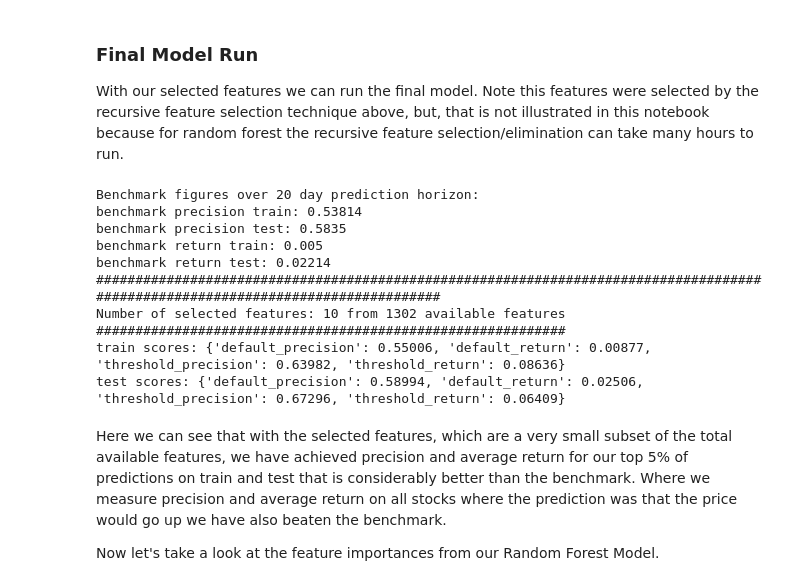
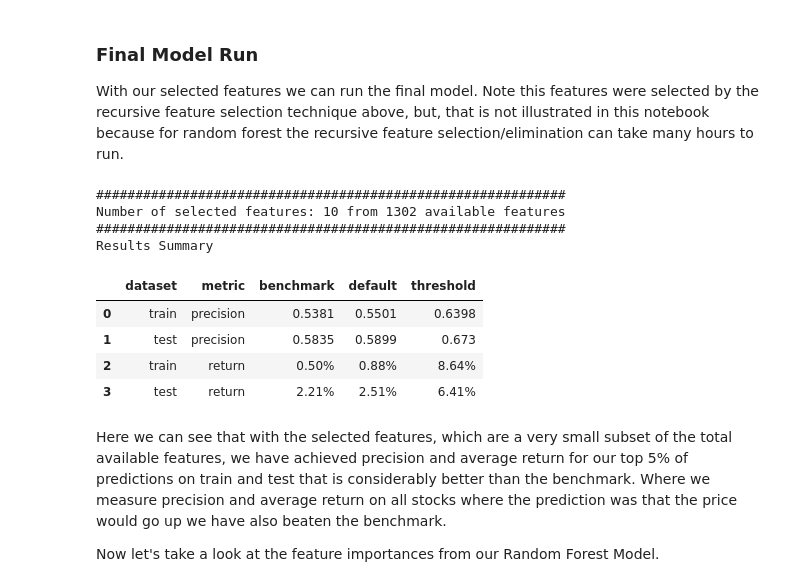
Before and after one commit to michp-ai/milestone-II-stock-predictions, a Jupyter notebook: milestone_2_modeling_feature_selection.ipynb, the cells around one changed output. Cells and saved outputs as stored; diff of their text form; code cells hidden in the pictures.

Commit message:
improve readability of results summary

```diff
--- a/milestone_2_modeling_feature_selection.ipynb
+++ b/milestone_2_modeling_feature_selection.ipynb
@@ -108,0 +90,2 @@ benchmark return test: 0.02214
+# %%
+benchmark_scores = generate_benchmark_scores(y_train, y_test, y_train_clf, y_all_up_train, y_test_clf, y_all_up_test)
@@ -155,9 +147,9 @@ We saw in the earlier notebook that modeling with just a few features achieved b
 # %%
 cols = X_train_numeric_plus_pca.columns.to_list()#[::-1]
 # %%
-selected_cols = ['ROCE_TTM_pct', 'Price_to_FCF_TTM', 'MACDSIGNAL_55', 'trend_ema_slow', 'others_dlr']
+#selected_cols = ['SR', 'ROCE_TTM_pct', 'Price_to_FCF_TTM', 'MACDSIGNAL_55', 'trend_ema_slow', 'others_dlr', 'volume_cmf', 'DX_14', 'MINUS_DM_14', 'ROCR100_25', 'RSI_25', 'WILLR_25', 'MFI_90', 'APO_f13_s89', 'MACDEXT_macdsignal_f3_s8_sig55', 'volume_vpt', 'APO_f5_s89']
+#selected_cols = ['ROCE_TTM_pct', 'Price_to_FCF_TTM', 'MACDSIGNAL_55', 'trend_ema_slow', 'others_dlr']
 selected_cols = ['SR', 'Volume_MA50', 'Volume_MA200', 'ADOSC_f2_s89', 'AROONup_40', 'AROONdown_90', 'CCI_90', 'MACDHIST_34', 'PPO_f2_s3', 'PPO_f8_s13']
-#selected_cols = ['SR', 'ROCE_TTM_pct', 'Price_to_FCF_TTM', 'MACDSIGNAL_55', 'trend_ema_slow', 'others_dlr', 'volume_cmf', 'DX_14', 'MINUS_DM_14', 'ROCR100_25', 'RSI_25', 'WILLR_25', 'MFI_90', 'APO_f13_s89', 'MACDEXT_macdsignal_f3_s8_sig55', 'volume_vpt', 'APO_f5_s89']
 # %%
 default_precision_test = 0
 default_precision_train = 0
@@ -212,23 +204,23 @@ With our selected features we can run the final model. Note this features were s
 # %%
 train_scores, test_scores, model = run_model(selected_cols, X_train_numeric_plus_pca, X_test_numeric_plus_pca, y_train, y_test, model_type=model_type)
 # %%
-print_benchmarks()
-print("#################################################################################################################################")
+#print_benchmarks()
+print("############################################################")
 print("Number of selected features:", len(selected_cols), "from", len(X_train_numeric_plus_pca.columns), "available features")
 print("############################################################")
-print("train scores:", train_scores)
-print("test scores:", test_scores)
+print("Results Summary")
+results = return_results(benchmark_scores, train_scores, test_scores)
+results
 # %% [output]
-Benchmark figures over 20 day prediction horizon:
-benchmark precision train: 0.53814
-benchmark precision test: 0.5835
-benchmark return train: 0.005
-benchmark return test: 0.02214
-#################################################################################################################################
+############################################################
 Number of selected features: 10 from 1302 available features
 ############################################################
-train scores: {'default_precision': 0.55006, 'default_return': 0.00877, 'threshold_precision': 0.63982, 'threshold_return': 0.08636}
-test scores: {'default_precision': 0.58994, 'default_return': 0.02506, 'threshold_precision': 0.67296, 'threshold_return': 0.06409}
+Results Summary
+|  | dataset | metric | benchmark | default | threshold |
+| 0 | train | precision | 0.5381 | 0.5501 | 0.6398 |
+| 1 | test | precision | 0.5835 | 0.5899 | 0.673 |
+| 2 | train | return | 0.50% | 0.88% | 8.64% |
+| 3 | test | return | 2.21% | 2.51% | 6.41% |
 # %% [markdown]
 Here we can see that with the selected features, which are a very small subset of the total available features, we have achieved precision and average return for our top 5% of predictions on train and test that is considerably better than the benchmark. Where we measure precision and average return on all stocks where the prediction was that the price would go up we have also beaten the benchmark.
 
```
Also changed, not shown: parts of 8 cells of this notebook, 1 other file.
